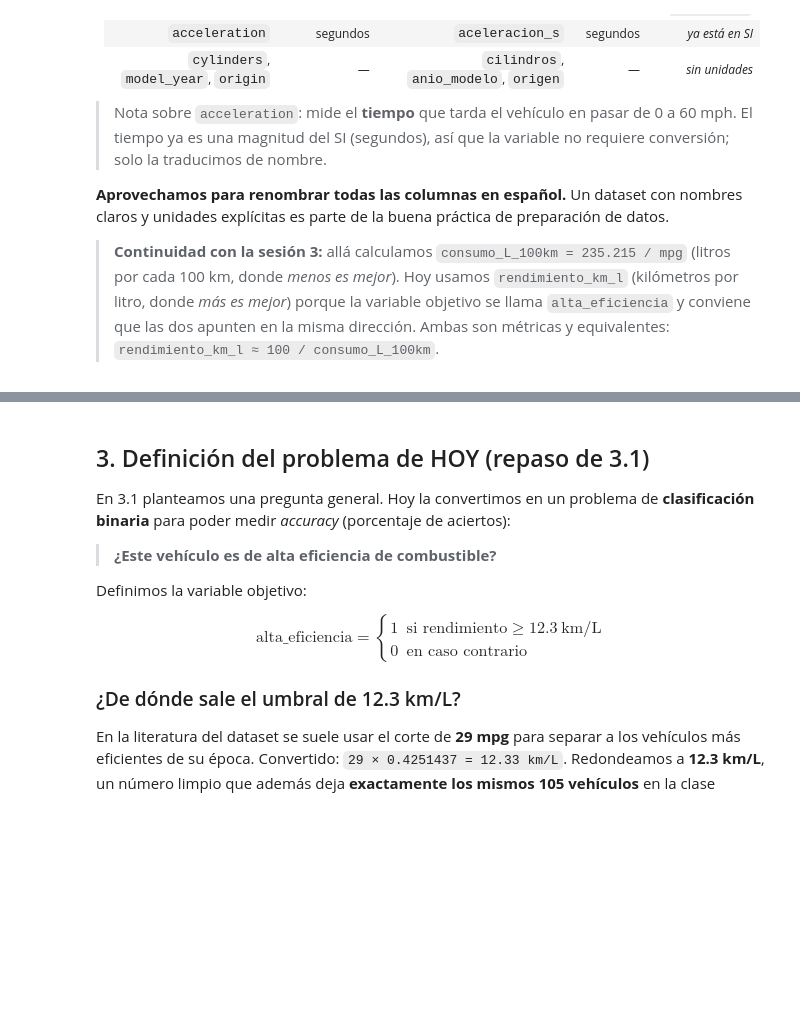
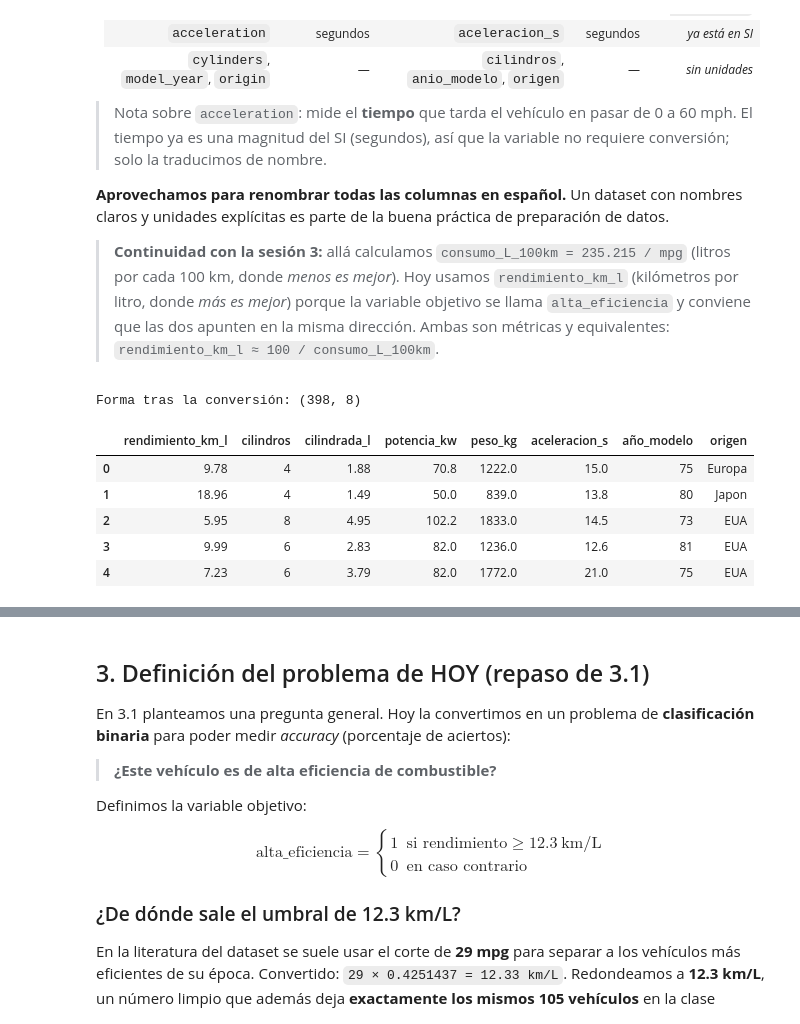
Before and after one commit to robertogurrola17-cmyk/practicas_IA, a Jupyter notebook: pract_1/02_Segregacion_Validacion_Cruzada_VACIO.ipynb, the cells around one changed output, grey strips where cells are left out. Drawn from its saved outputs; the diff is of its cells as text; code cells hidden in the pictures; blank space fills up the shorter version.

```diff
--- a/pract_1/02_Segregacion_Validacion_Cruzada_VACIO.ipynb
+++ b/pract_1/02_Segregacion_Validacion_Cruzada_VACIO.ipynb
@@ -116,3 +205,30 @@ es parte de la buena práctica de preparación de datos.
 > equivalentes: `rendimiento_km_l ≈ 100 / consumo_L_100km`.
 # %%
 # ===== BLOQUE 4 — Transformación de unidades imperiales a métricas =====
+# --- Conversión a unidades métricas (SI) ---
+FACTOR_KM_L   = 0.4251437      # 1 mpg (US)   -> km/L
+FACTOR_LITROS = 0.016387064    # 1 pulgada^3  -> L
+FACTOR_KW     = 0.745699872    # 1 hp         -> kW
+FACTOR_KG     = 0.45359237     # 1 libra      -> kg
+
+datos = pd.DataFrame({
+    'rendimiento_km_l': (df['mpg']          * FACTOR_KM_L  ).round(2),
+    'cilindros':         df['cylinders'],
+    'cilindrada_l':     (df['displacement'] * FACTOR_LITROS).round(2),
+    'potencia_kw':      (df['horsepower']   * FACTOR_KW    ).round(1),
+    'peso_kg':          (df['weight']       * FACTOR_KG    ).round(0),
+    'aceleracion_s':     df['acceleration'],
+    'año_modelo':       df['model_year'],
+    'origen':            df['origin'],
+})
+
+print('Forma tras la conversión:', datos.shape)
+datos.head()
+# %% [output]
+Forma tras la conversión: (398, 8)
+|  | rendimiento_km_l | cilindros | cilindrada_l | potencia_kw | peso_kg | aceleracion_s | año_modelo | origen |
+| 0 | 9.78 | 4 | 1.88 | 70.8 | 1222.0 | 15.0 | 75 | Europa |
+| 1 | 18.96 | 4 | 1.49 | 50.0 | 839.0 | 13.8 | 80 | Japon |
+| 2 | 5.95 | 8 | 4.95 | 102.2 | 1833.0 | 14.5 | 73 | EUA |
+| 3 | 9.99 | 6 | 2.83 | 82.0 | 1236.0 | 12.6 | 81 | EUA |
+| 4 | 7.23 | 6 | 3.79 | 82.0 | 1772.0 | 21.0 | 75 | EUA |
```
Also changed, not shown: parts of 17 cells of this notebook, 6 other files.
